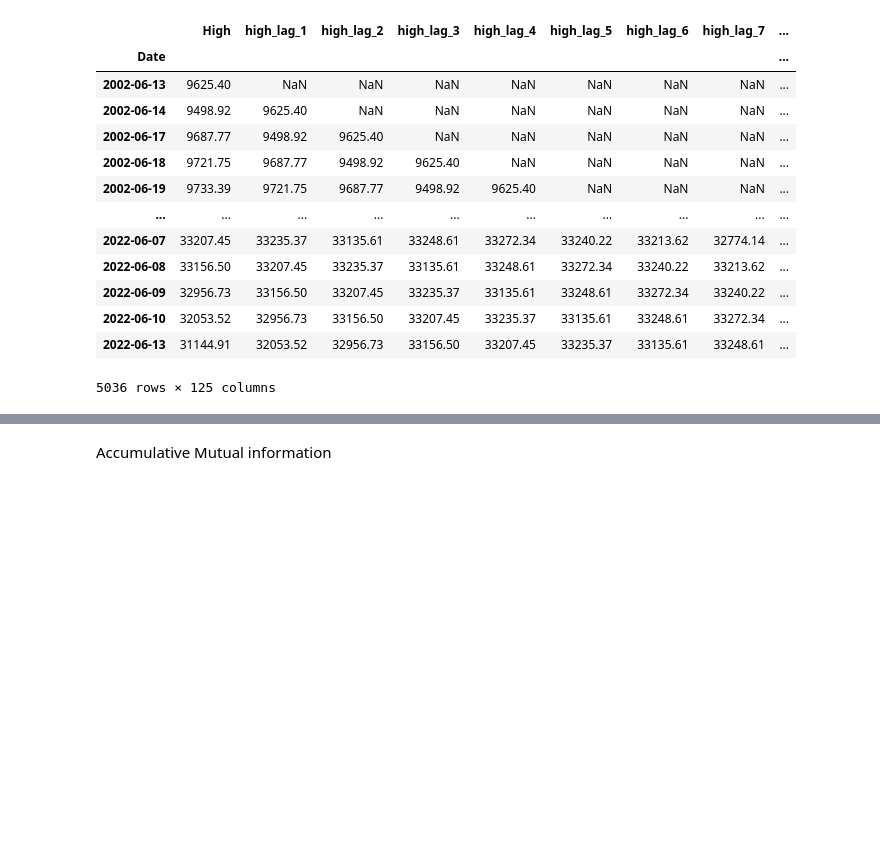
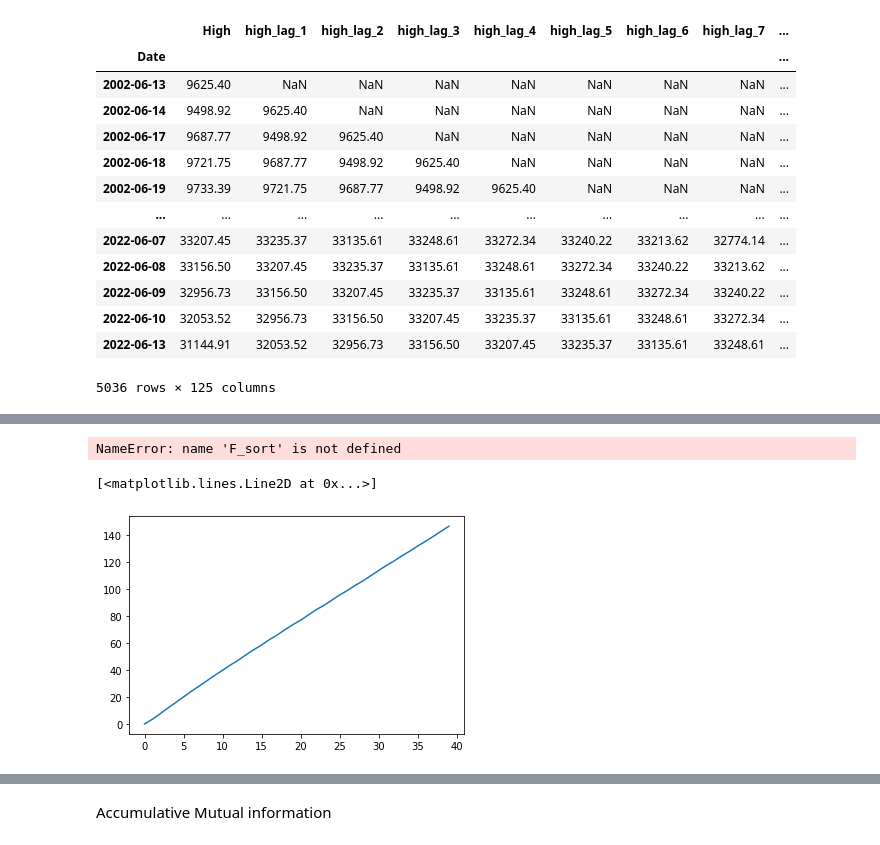
Before and after one commit to GirlOfKook1997/Optimal-Lag-Selection-by-Mutual-Information, a Jupyter notebook: Mutual Information_KNN_Forward Search.ipynb, the cells around one changed output, grey strips where cells are left out. Saved outputs shown, nothing was run; the diff lists cells and outputs as text; code cells hidden in the pictures; blank space fills up the shorter version.

```diff
--- a/Mutual Information_KNN_Forward Search.ipynb
+++ b/Mutual Information_KNN_Forward Search.ipynb
@@ -141,0 +194,3 @@ array([3.45191133])
+# %%
+F_sort = F[mi_of_all.index]
+F_sort
@@ -141,0 +274,13 @@ array([3.45191133])
+# %%
+I = []
+for i in range(100):
+    X = F_sort.iloc[30:-1,:i]
+    Y = F['Close_1'][30:-1]
+    I.append(mi_Kraskov(X,Y))
+# %% [output]
+NameError: name 'F_sort' is not defined
+# %%
+plt.plot(I)
+# %% [output]
+[<matplotlib.lines.Line2D at 0x...>]
+[figure, added]
```
Also changed, not shown: parts of 29 cells of this notebook.
